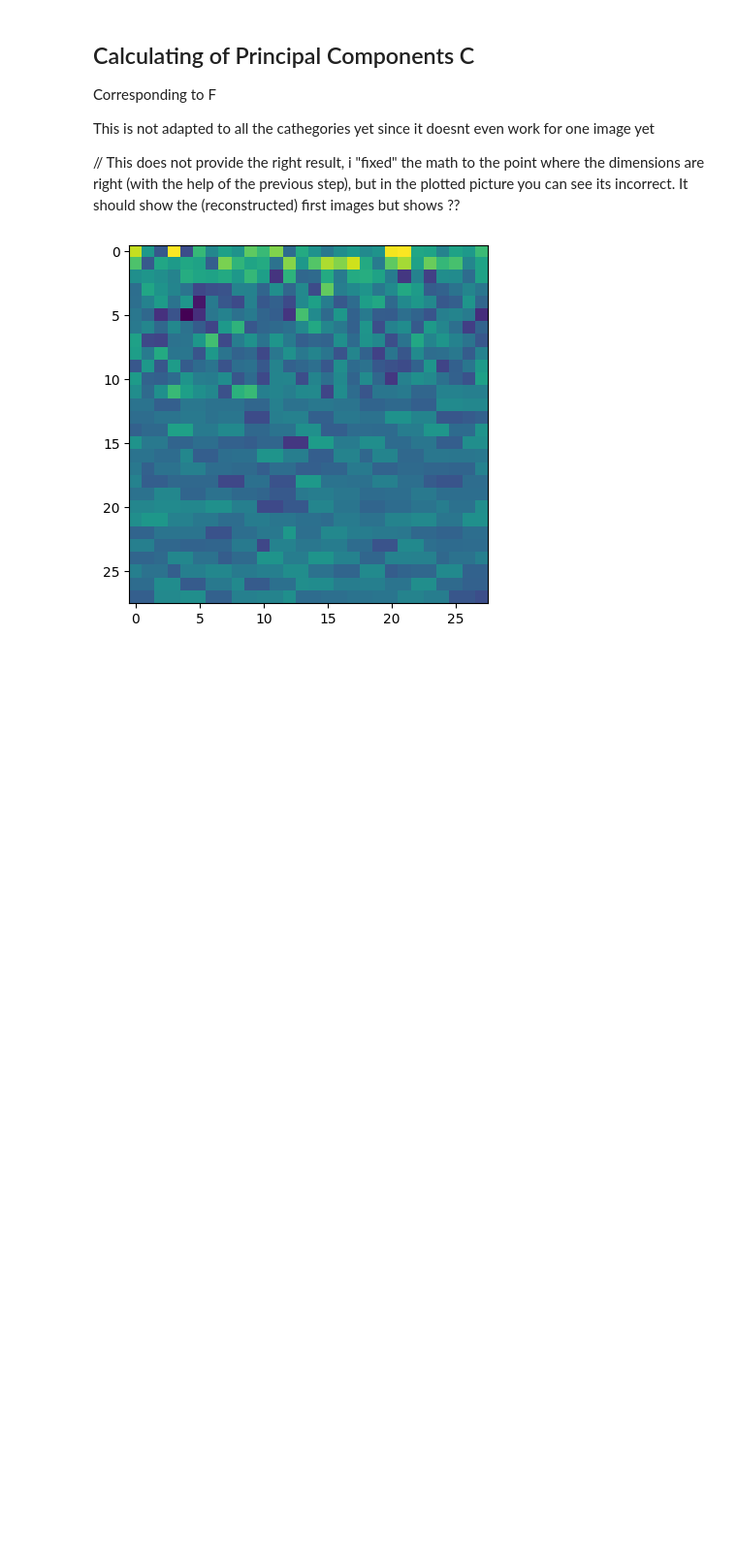
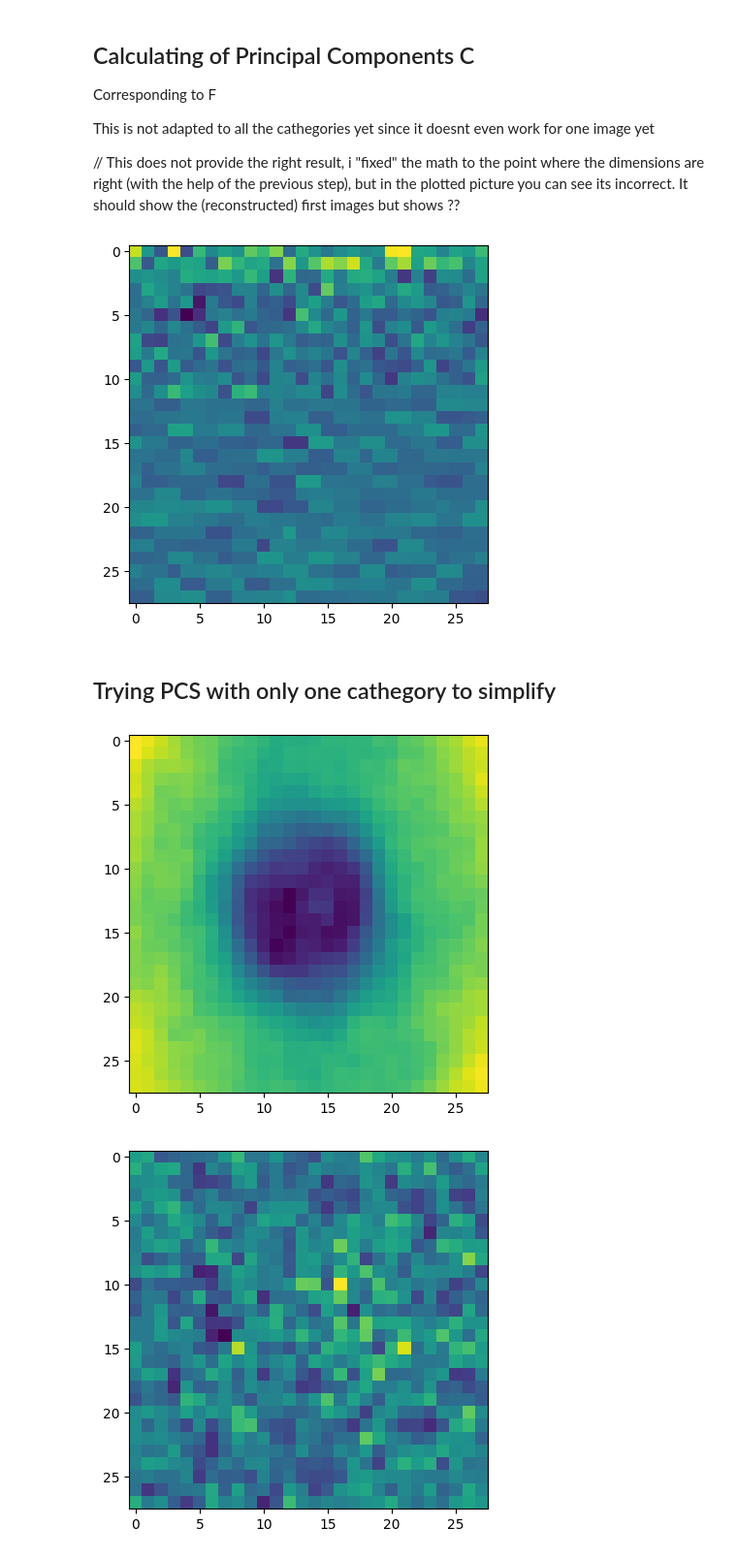
Before and after one commit to lusxvr/cogs118b_finalProject, a Jupyter notebook: test.ipynb, the cells around one changed output. Shown at 97% size. Drawn from its saved outputs; the diff is of its cells as text; code cells hidden in the pictures; blank space fills up the shorter version.

Commit message:
Tried debugging pcs with single cathegory, still doesnt work

```diff
--- a/test.ipynb
+++ b/test.ipynb
@@ -299,3 +299,63 @@ disp_img(z)
 #    C.append(pc[i].dot(df_matrix.loc[img_index_group[0]].transpose()))
 # %% [output]
 [figure]
+# %% [markdown]
+## Trying PCS with only one cathegory to simplify
+# %%
+data = df_matrix.loc[img_index_group[0]]
+#data = data.transpose()
+#print("Data")
+#print(data)
+
+mean_1 = np.mean(data, axis=0)
+#print("Mean")
+#print(mean_1)
+
+data_submean = data - mean_1
+data_submean = data_submean.transpose()
+#print("Data sub mean")
+#print(data_submean)
+
+eval, evec = np.linalg.eig(data_submean.transpose().dot(data_submean))
+#print("EW")
+#print(eval)
+#print(eval.shape)
+#print("EV")
+#print(evec)
+#print(evec.shape)
+
+idx = eval.argsort()[::-1]
+eval = eval[idx]
+evec = evec[:, idx]
+#print("EW sorted")
+#print(eval)
+#print(eval.shape)
+#print("EV sorted")
+#print(evec)
+#print(evec.shape)
+
+U = data_submean.dot(evec)
+#print("U")
+#print(U)
+#print(U.shape)
+
+U = normalize(U, norm='l2', axis=0)
+#print("Unorm")
+#print(U.shape)
+#print(U)
+
+C = evec.dot(data_submean.transpose()).transpose()
+#print("C")
+#print(C)
+#print(C.shape)
+
+disp_img(U[:, 0])
+
+z = U.dot(C[0]) + mean_1
+
+disp_img(z)
+
+disp_img(data.iloc[0])
+# %% [output]
+[figure, added]
+[figure, added]
```
Also changed, not shown: parts of 2 cells of this notebook.
